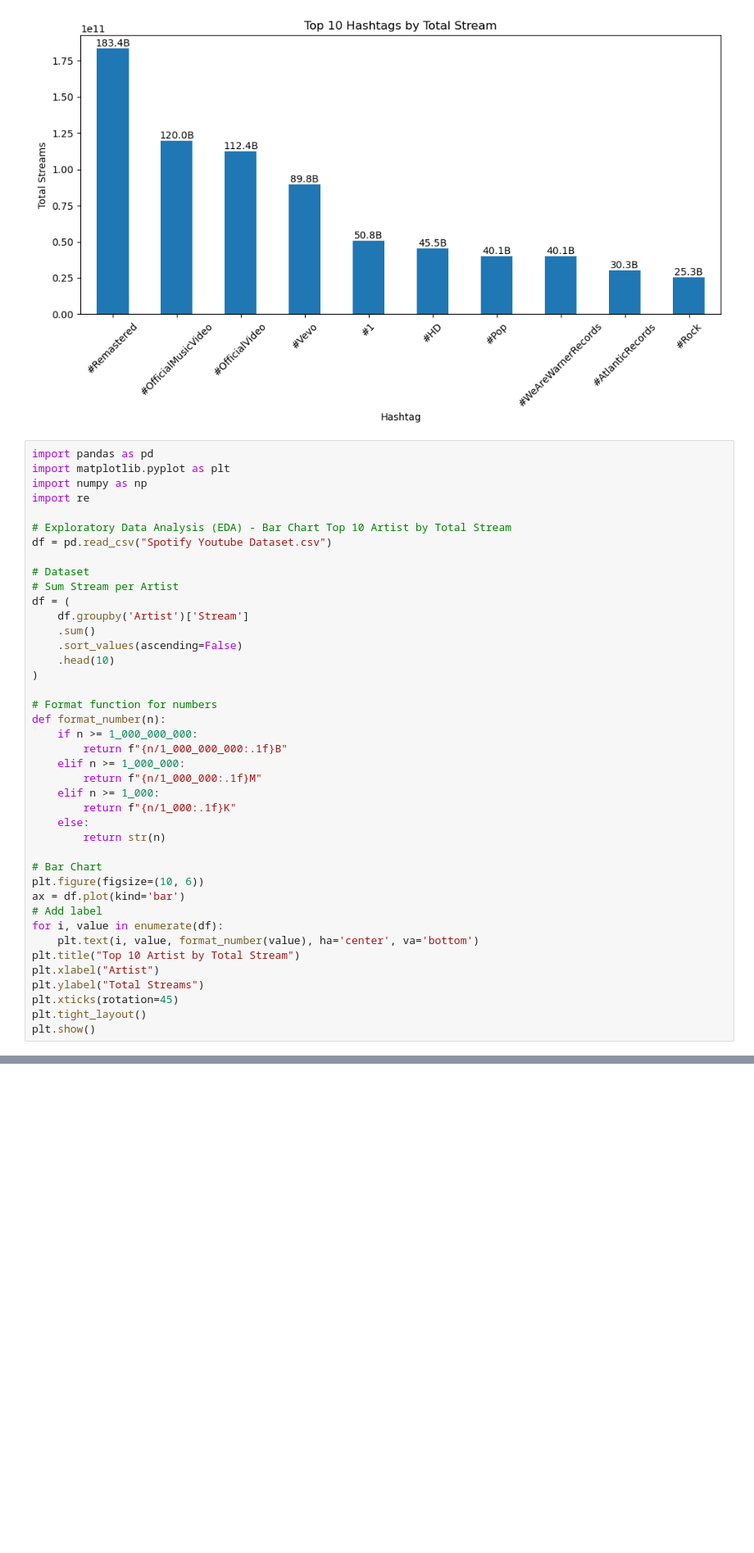
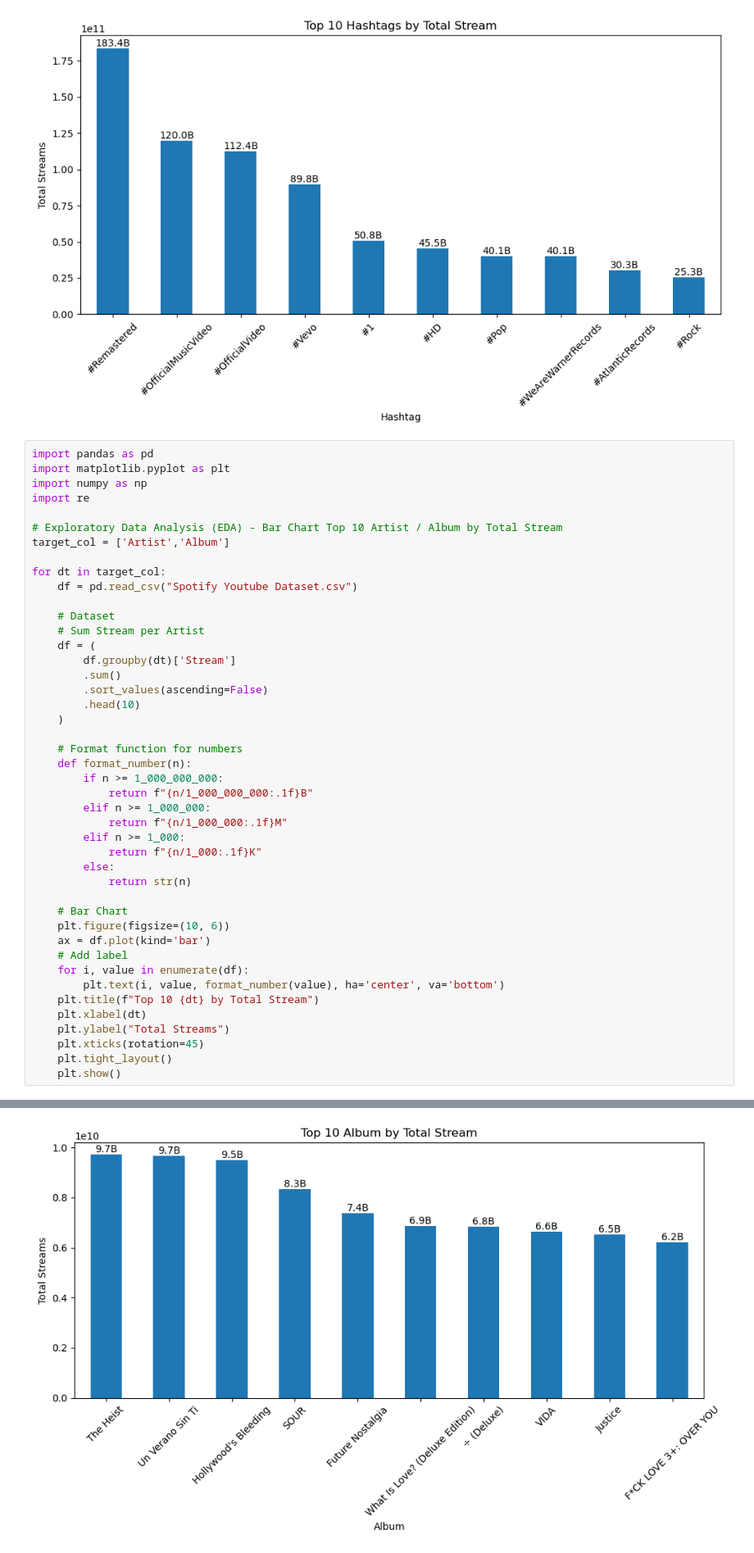
Before and after one commit to FlazeFy2/DS_Spotify-YouTube-Data, a Jupyter notebook: exploratory data analysis-bar.ipynb, the cells around one changed output, grey strips where cells are left out. Shown at 82% size. Drawn from its saved outputs; the diff is of its cells as text; blank space fills up the shorter version.

Commit message:
[DS] Exploratory Data Analysis (EDA) - Bar Chart Top 10 Album by Total Stream

```diff
--- a/exploratory data analysis-bar.ipynb
+++ b/exploratory data analysis-bar.ipynb
@@ -187,43 +187,47 @@ plt.show()
 # %%
 import pandas as pd
 import matplotlib.pyplot as plt
 import numpy as np
 import re
 
-# Exploratory Data Analysis (EDA) - Bar Chart Top 10 Artist by Total Stream
-df = pd.read_csv("Spotify Youtube Dataset.csv")
+# Exploratory Data Analysis (EDA) - Bar Chart Top 10 Artist / Album by Total Stream
+target_col = ['Artist','Album']
 
-# Dataset
-# Sum Stream per Artist
-df = (
-    df.groupby('Artist')['Stream']
-    .sum()
-    .sort_values(ascending=False)
-    .head(10)
-)
+for dt in target_col:
+    df = pd.read_csv("Spotify Youtube Dataset.csv")
 
-# Format function for numbers
-def format_number(n):
-    if n >= 1_000_000_000:
-        return f"{n/1_000_000_000:.1f}B"
-    elif n >= 1_000_000:
-        return f"{n/1_000_000:.1f}M"
-    elif n >= 1_000:
-        return f"{n/1_000:.1f}K"
-    else:
-        return str(n)
+    # Dataset
+    # Sum Stream per Artist
+    df = (
+        df.groupby(dt)['Stream']
+        .sum()
+        .sort_values(ascending=False)
+        .head(10)
+    )
 
-# Bar Chart
-plt.figure(figsize=(10, 6))
-ax = df.plot(kind='bar')
-# Add label
-for i, value in enumerate(df):
-    plt.text(i, value, format_number(value), ha='center', va='bottom')
-plt.title("Top 10 Artist by Total Stream")
-plt.xlabel("Artist")
-plt.ylabel("Total Streams")
-plt.xticks(rotation=45)
-plt.tight_layout()
-plt.show()
+    # Format function for numbers
+    def format_number(n):
+        if n >= 1_000_000_000:
+            return f"{n/1_000_000_000:.1f}B"
+        elif n >= 1_000_000:
+            return f"{n/1_000_000:.1f}M"
+        elif n >= 1_000:
+            return f"{n/1_000:.1f}K"
+        else:
+            return str(n)
+
+    # Bar Chart
+    plt.figure(figsize=(10, 6))
+    ax = df.plot(kind='bar')
+    # Add label
+    for i, value in enumerate(df):
+        plt.text(i, value, format_number(value), ha='center', va='bottom')
+    plt.title(f"Top 10 {dt} by Total Stream")
+    plt.xlabel(dt)
+    plt.ylabel("Total Streams")
+    plt.xticks(rotation=45)
+    plt.tight_layout()
+    plt.show()
 # %% [output]
 [figure]
+[figure, added]
```
